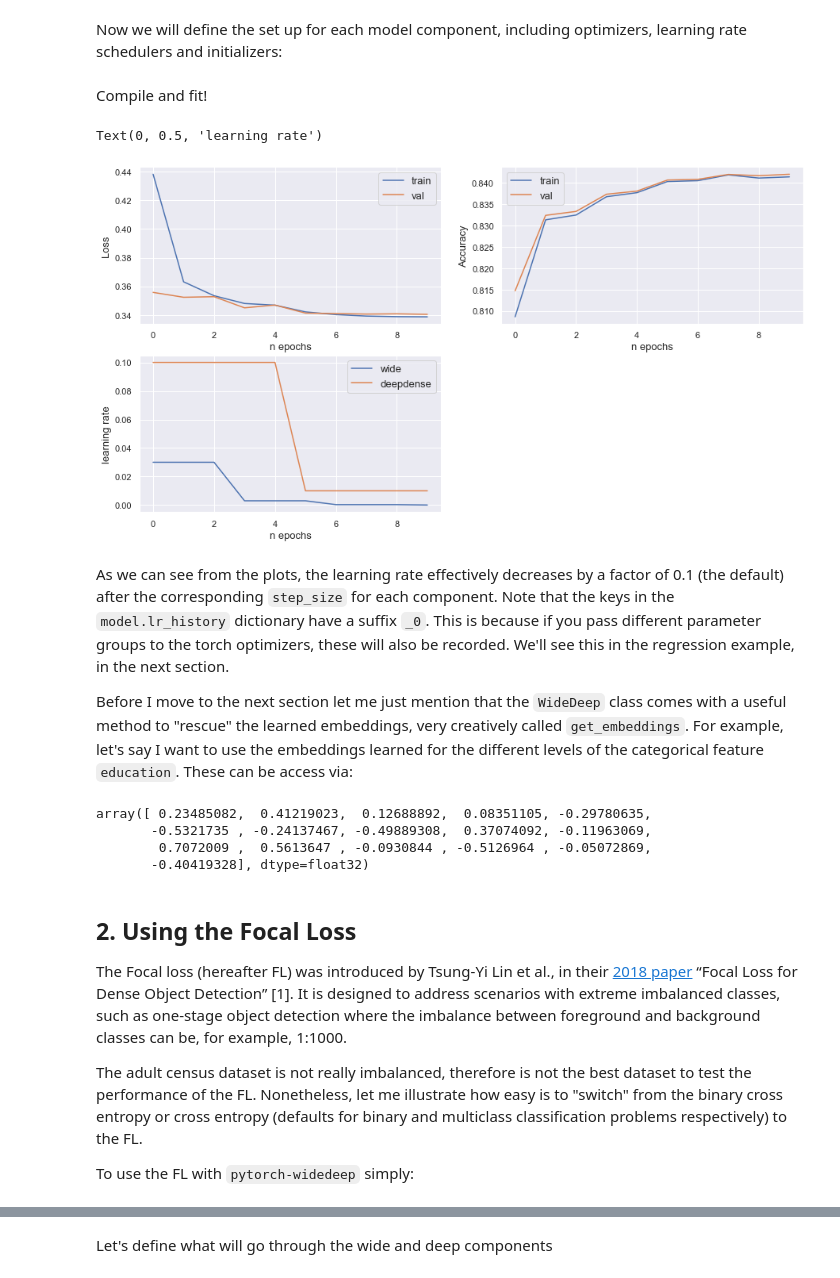
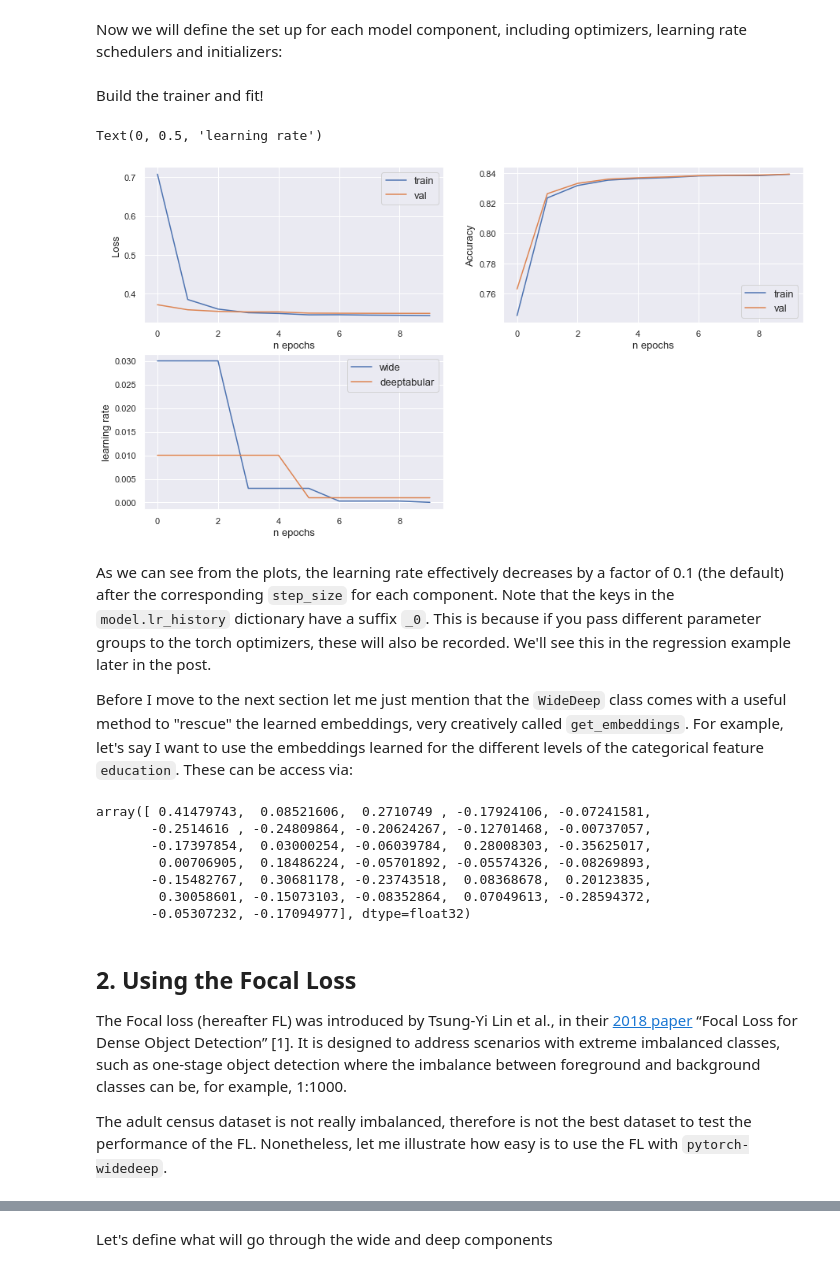
Before and after one commit to jrzaurin/infinitoml, a Jupyter notebook: _notebooks/2020-12-11-pytorch-widedeep_ii.ipynb, the cells around one changed output, grey strips where cells are left out. Cells and saved outputs as stored; diff of their text form; code cells hidden in the pictures.

Commit message:
posts adjusted to new release of the package

```diff
--- a/_notebooks/2020-12-11-pytorch-widedeep_ii.ipynb
+++ b/_notebooks/2020-12-11-pytorch-widedeep_ii.ipynb
@@ -106,30 +114,33 @@ Now we will define the set up for each model component, including optimizers, le
 # %%
 # Optimizers
 wide_opt = torch.optim.Adam(model.wide.parameters(), lr=0.03)
-deep_opt = RAdam(model.deepdense.parameters(), lr=0.1)
-
+deep_opt = RAdam(model.deeptabular.parameters(), lr=0.01)
 # LR Schedulers
 wide_sch = torch.optim.lr_scheduler.StepLR(wide_opt, step_size=3)
 deep_sch = torch.optim.lr_scheduler.StepLR(deep_opt, step_size=5)
 
 # Component-dependent settings as Dict
-optimizers = {'wide': wide_opt, 'deepdense':deep_opt}
-schedulers = {'wide': wide_sch, 'deepdense':deep_sch}
-initializers = {'wide': KaimingNormal, 'deepdense':XavierNormal}
+optimizers = {'wide': wide_opt, 'deeptabular':deep_opt}
+schedulers = {'wide': wide_sch, 'deeptabular':deep_sch}
+initializers = {'wide': KaimingNormal, 'deeptabular':XavierNormal}
 
 # General settings as List
 callbacks = [LRHistory(n_epochs=10), EarlyStopping, ModelCheckpoint(filepath='model_weights/wd_out')]
 metrics = [Accuracy, Recall]
 # %% [markdown]
-Compile and fit!
+Build the trainer and fit!
 # %%
-model.compile(method='binary', optimizers=optimizers, lr_schedulers=schedulers,
-              initializers=initializers,
-              callbacks=callbacks,
-              metrics=metrics,
-              verbose=False)
+trainer = Trainer(model,
+                  objective='binary',
+                  optimizers=optimizers,
+                  lr_schedulers=schedulers,
+                  initializers=initializers,
+                  callbacks=callbacks,
+                  metrics=metrics,
+                  verbose=0,
+                 )
 # %%
-model.fit(X_wide=X_wide, X_deep=X_deep, target=target, n_epochs=10, batch_size=256, val_split=0.2)
+trainer.fit(X_wide=X_wide, X_tab=X_tab, target=target, n_epochs=10, batch_size=256, val_split=0.2)
 # %%
 #collapse-hide
 import matplotlib.pyplot as plt
@@ -140,51 +151,52 @@ sns.set()
 # %%
 #collapse-hide
 plt.figure(figsize=(15,8))
 plt.subplot(2,2,1)
-plt.plot(model.history._history['train_loss'], label="train")
-plt.plot(model.history._history['val_loss'], label="val")
+plt.plot(trainer.history['train_loss'], label="train")
+plt.plot(trainer.history['val_loss'], label="val")
 plt.legend(fontsize=13)
 plt.xlabel("n epochs", fontsize=13)
 plt.ylabel("Loss", fontsize=13)
 
 
 plt.subplot(2,2,2)
-plt.plot(model.history._history['train_acc'], label="train")
-plt.plot(model.history._history['val_acc'], label="val")
+plt.plot(trainer.history['train_acc'], label="train")
+plt.plot(trainer.history['val_acc'], label="val")
 plt.legend(fontsize=13)
 plt.xlabel("n epochs", fontsize=13)
 plt.ylabel("Accuracy", fontsize=13)
 
 plt.subplot(2,2,3)
-plt.plot(model.lr_history['lr_wide_0'], label="wide")
-plt.plot(model.lr_history['lr_deepdense_0'], label="deepdense")
+plt.plot(trainer.lr_history['lr_wide_0'], label="wide")
+plt.plot(trainer.lr_history['lr_deeptabular_0'], label="deeptabular")
 plt.legend(fontsize=13)
 plt.xlabel("n epochs", fontsize=13)
 plt.ylabel("learning rate", fontsize=13)
 # %% [output]
 Text(0, 0.5, 'learning rate')
-[figure, old version]
+[figure, new version]
 # %% [markdown]
-As we can see from the plots, the learning rate effectively decreases by a factor of 0.1 (the default) after the corresponding `step_size` for each component. Note that the keys in the `model.lr_history` dictionary have a suffix `_0`. This is because if you pass different parameter groups to the torch optimizers, these will also be recorded. We'll see this in the regression example, in the next section.
+As we can see from the plots, the learning rate effectively decreases by a factor of 0.1 (the default) after the corresponding `step_size` for each component. Note that the keys in the `model.lr_history` dictionary have a suffix `_0`. This is because if you pass different parameter groups to the torch optimizers, these will also be recorded. We'll see this in the regression example later in the post.
 
 Before I move to the next section let me just mention that the `WideDeep` class comes with a useful method to "rescue" the learned embeddings, very creatively called `get_embeddings`. For example, let's say I want to use the embeddings learned for the different levels of the categorical feature `education`. These can be access via:
 # %%
-education_embed = model.get_embeddings(
+education_embed = trainer.get_embeddings(
     col_name='education',
-    cat_encoding_dict=preprocess_deep.label_encoder.encoding_dict
+    cat_encoding_dict=tab_preprocessor.label_encoder.encoding_dict
 )
 education_embed['doctorate']
 # %% [output]
-array([ 0.23485082,  0.41219023,  0.12688892,  0.08351105, -0.29780635,
-       -0.5321735 , -0.24137467, -0.49889308,  0.37074092, -0.11963069,
-        0.7072009 ,  0.5613647 , -0.0930844 , -0.5126964 , -0.05072869,
-       -0.40419328], dtype=float32)
+array([ 0.41479743,  0.08521606,  0.2710749 , -0.17924106, -0.07241581,
+       -0.2514616 , -0.24809864, -0.20624267, -0.12701468, -0.00737057,
+       -0.17397854,  0.03000254, -0.06039784,  0.28008303, -0.35625017,
+        0.00706905,  0.18486224, -0.05701892, -0.05574326, -0.08269893,
+       -0.15482767,  0.30681178, -0.23743518,  0.08368678,  0.20123835,
+        0.30058601, -0.15073103, -0.08352864,  0.07049613, -0.28594372,
+       -0.05307232, -0.17094977], dtype=float32)
 # %% [markdown]
 ## 2. Using the Focal Loss
 
 The Focal loss (hereafter FL) was introduced by Tsung-Yi Lin et al., in their [2018 paper](https://arxiv.org/pdf/1708.02002.pdf) “Focal Loss for Dense Object Detection” [1]. It is designed to address scenarios with extreme imbalanced classes, such as one-stage object detection where the imbalance between foreground and background classes can be, for example, 1:1000.
 
-The adult census dataset is not really imbalanced, therefore is not the best dataset to test the performance of the FL. Nonetheless, let me illustrate how easy is to "switch" from the binary cross entropy or cross entropy (defaults for binary and multiclass classification problems respectively) to the FL.
-
-To use the FL with `pytorch-widedeep` simply:
+The adult census dataset is not really imbalanced, therefore is not the best dataset to test the performance of the FL. Nonetheless, let me illustrate how easy is to use the FL with `pytorch-widedeep`.
 # %%
```
Also changed, not shown: parts of 52 cells of this notebook, 12 other files.
